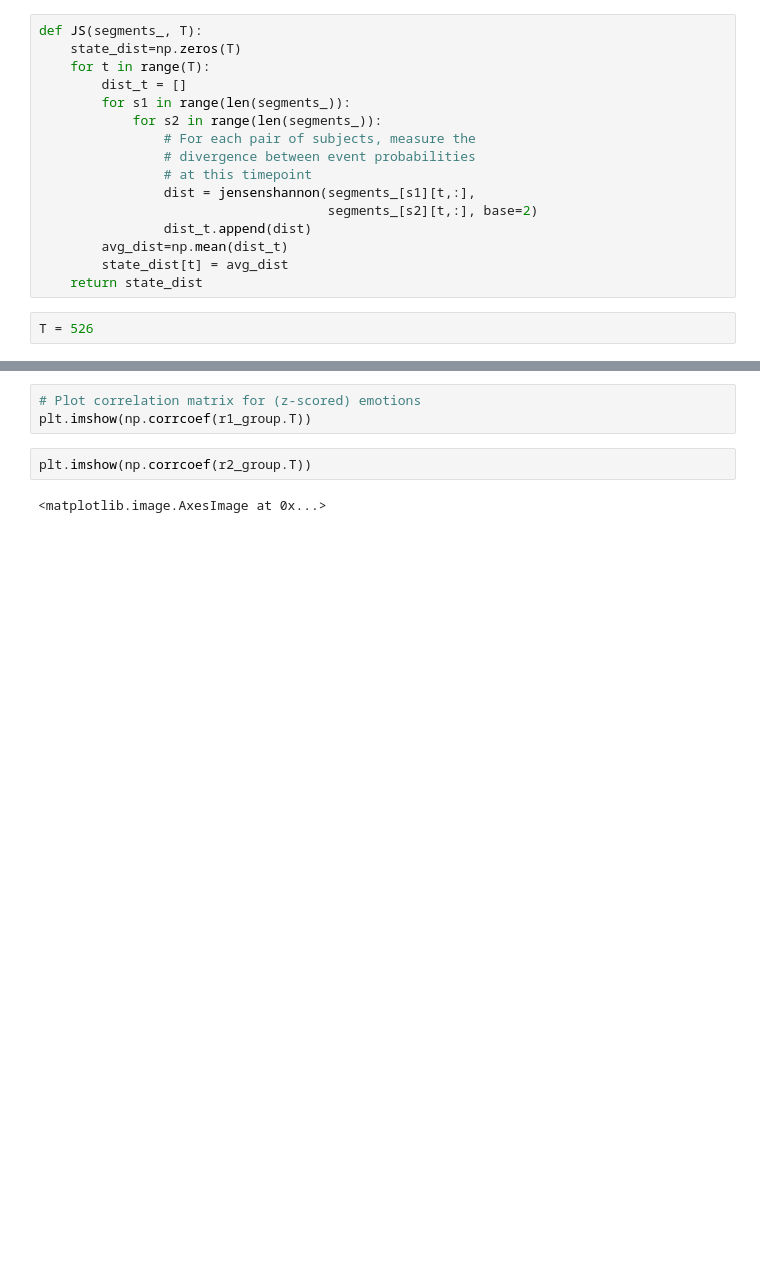
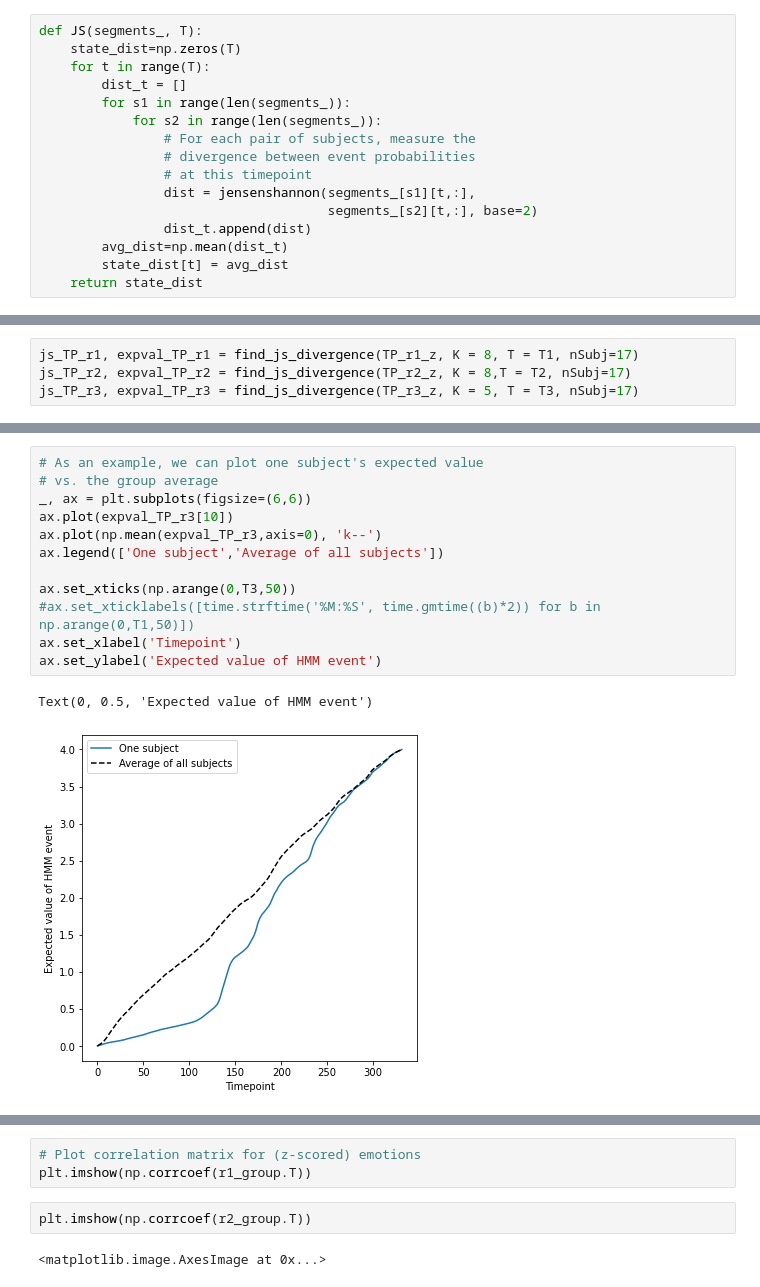
Before and after one commit to jahchwe/nh-paranoia, a Jupyter notebook: code/HMM_PMC.ipynb, the cells around one changed output, grey strips where cells are left out. Saved outputs shown, nothing was run; the diff lists cells and outputs as text; blank space fills up the shorter version.

```diff
--- a/code/HMM_PMC.ipynb
+++ b/code/HMM_PMC.ipynb
@@ -88,5 +127,3 @@ def JS(segments_, T):
         avg_dist=np.mean(dist_t)
         state_dist[t] = avg_dist
     return state_dist
-# %%
-T = 526
@@ -288,0 +205,4 @@ ax2.set_ylabel('JS Divergence')
+# %%
+js_TP_r1, expval_TP_r1 = find_js_divergence(TP_r1_z, K = 8, T = T1, nSubj=17)
+js_TP_r2, expval_TP_r2 = find_js_divergence(TP_r2_z, K = 8,T = T2, nSubj=17)
+js_TP_r3, expval_TP_r3 = find_js_divergence(TP_r3_z, K = 5, T = T3, nSubj=17)
@@ -288,0 +255,15 @@ ax2.set_ylabel('JS Divergence')
+# %%
+# As an example, we can plot one subject's expected value
+# vs. the group average
+_, ax = plt.subplots(figsize=(6,6))
+ax.plot(expval_TP_r3[10])
+ax.plot(np.mean(expval_TP_r3,axis=0), 'k--')
+ax.legend(['One subject','Average of all subjects'])
+
+ax.set_xticks(np.arange(0,T3,50))
+#ax.set_xticklabels([time.strftime('%M:%S', time.gmtime((b)*2)) for b in np.arange(0,T1,50)])
+ax.set_xlabel('Timepoint')
+ax.set_ylabel('Expected value of HMM event')
+# %% [output]
+Text(0, 0.5, 'Expected value of HMM event')
+[figure, added]
```
Also changed, not shown: parts of 55 cells of this notebook, 10 other files.
